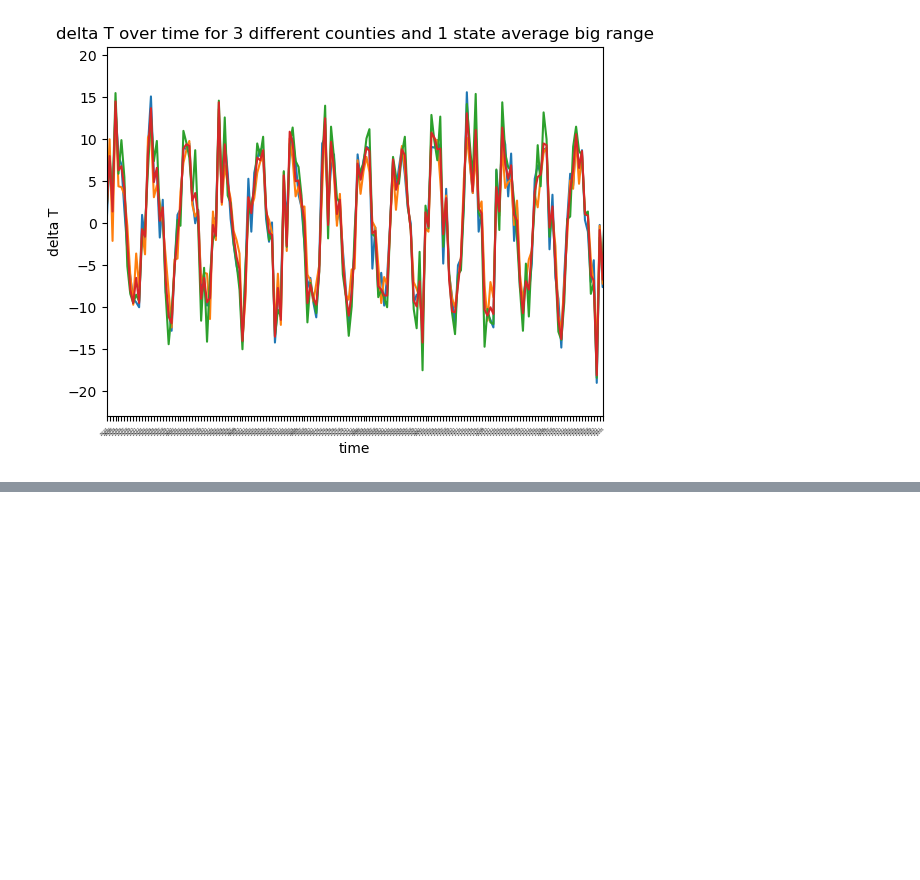
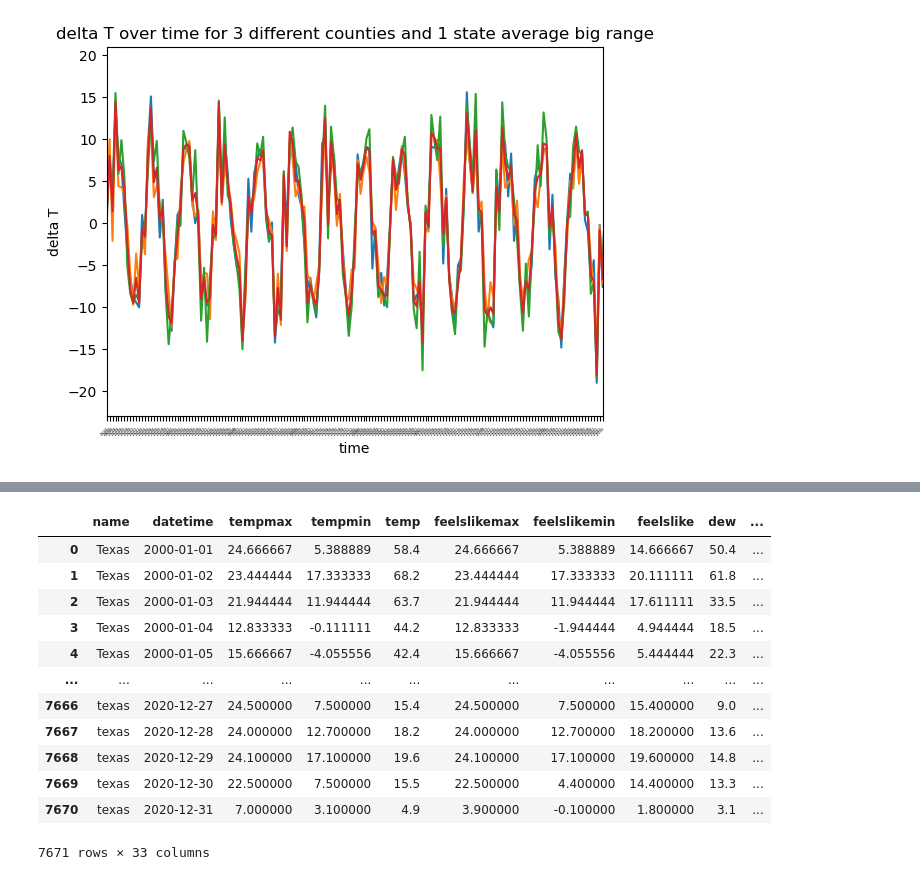
Before and after one commit to J0bster/forestfires_usa, a Jupyter notebook: sijmen/monthly_co2.ipynb, the cells around one changed output, grey strips where cells are left out. Saved outputs shown, nothing was run; the diff lists cells and outputs as text; code cells hidden in the pictures; blank space fills up the shorter version.

```diff
--- a/sijmen/monthly_co2.ipynb
+++ b/sijmen/monthly_co2.ipynb
@@ -120,0 +137,17 @@ plt.show()
+# %%
+# most likely first and 4th dataset
+more_t_df
+# %% [output]
+|  | name | datetime | tempmax | tempmin | temp | feelslikemax | feelslikemin | feelslike | dew | ... |
+| 0 | Texas | 2000-01-01 | 24.666667 | 5.388889 | 58.4 | 24.666667 | 5.388889 | 14.666667 | 50.4 | ... |
+| 1 | Texas | 2000-01-02 | 23.444444 | 17.333333 | 68.2 | 23.444444 | 17.333333 | 20.111111 | 61.8 | ... |
+| 2 | Texas | 2000-01-03 | 21.944444 | 11.944444 | 63.7 | 21.944444 | 11.944444 | 17.611111 | 33.5 | ... |
+| 3 | Texas | 2000-01-04 | 12.833333 | -0.111111 | 44.2 | 12.833333 | -1.944444 | 4.944444 | 18.5 | ... |
+| 4 | Texas | 2000-01-05 | 15.666667 | -4.055556 | 42.4 | 15.666667 | -4.055556 | 5.444444 | 22.3 | ... |
+| ... | ... | ... | ... | ... | ... | ... | ... | ... | ... | ... |
+| 7666 | texas | 2020-12-27 | 24.500000 | 7.500000 | 15.4 | 24.500000 | 7.500000 | 15.400000 | 9.0 | ... |
+| 7667 | texas | 2020-12-28 | 24.000000 | 12.700000 | 18.2 | 24.000000 | 12.700000 | 18.200000 | 13.6 | ... |
+| 7668 | texas | 2020-12-29 | 24.100000 | 17.100000 | 19.6 | 24.100000 | 17.100000 | 19.600000 | 14.8 | ... |
+| 7669 | texas | 2020-12-30 | 22.500000 | 7.500000 | 15.5 | 22.500000 | 4.400000 | 14.400000 | 13.3 | ... |
+| 7670 | texas | 2020-12-31 | 7.000000 | 3.100000 | 4.9 | 3.900000 | -0.100000 | 1.800000 | 3.1 | ... |
+7671 rows × 33 columns
```
Also changed, not shown: parts of 2 cells of this notebook, 2 other files.
